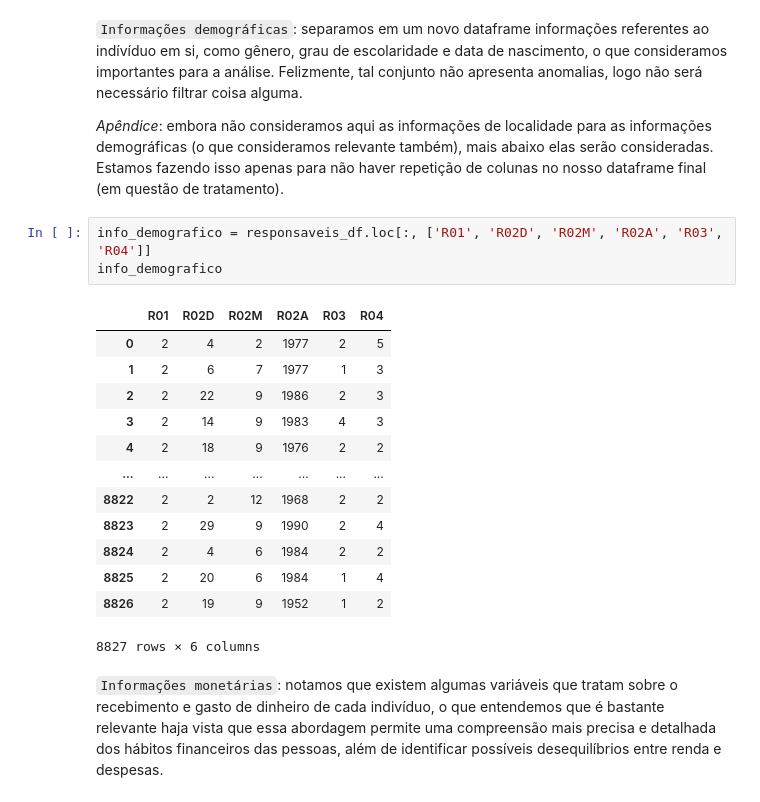
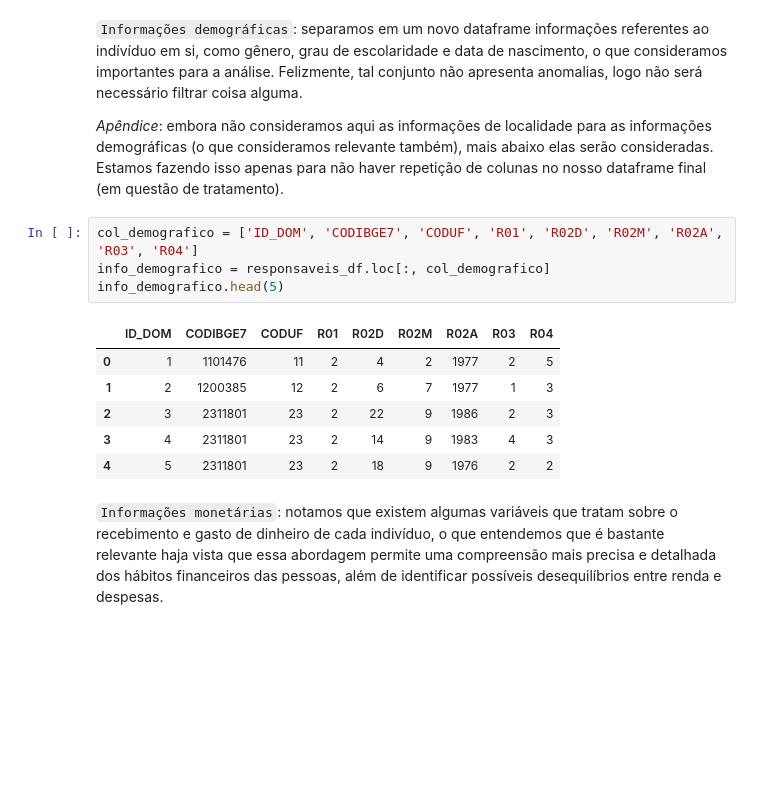
Before and after one commit to insper-classroom/23-1a-cd-p2-anderson_samuel_vinicius, a Jupyter notebook: Relatório.ipynb, the cells around one changed output. Saved outputs shown, nothing was run; the diff lists cells and outputs as text; blank space fills up the shorter version.

```diff
--- a/Relatório.ipynb
+++ b/Relatório.ipynb
@@ -139,22 +138,16 @@ Logo, para começar, vamos:
 
 _Apêndice_: embora não consideramos aqui as informações de localidade para as informações demográficas (o que consideramos relevante também), mais abaixo elas serão consideradas. Estamos fazendo isso apenas para não haver repetição de colunas no nosso dataframe final (em questão de tratamento).
 # %%
-info_demografico = responsaveis_df.loc[:, ['R01', 'R02D', 'R02M', 'R02A', 'R03', 'R04']]
-info_demografico
+col_demografico = ['ID_DOM', 'CODIBGE7', 'CODUF', 'R01', 'R02D', 'R02M', 'R02A', 'R03', 'R04']
+info_demografico = responsaveis_df.loc[:, col_demografico]
+info_demografico.head(5)
 # %% [output]
-|  | R01 | R02D | R02M | R02A | R03 | R04 |
-| 0 | 2 | 4 | 2 | 1977 | 2 | 5 |
-| 1 | 2 | 6 | 7 | 1977 | 1 | 3 |
-| 2 | 2 | 22 | 9 | 1986 | 2 | 3 |
-| 3 | 2 | 14 | 9 | 1983 | 4 | 3 |
-| 4 | 2 | 18 | 9 | 1976 | 2 | 2 |
-| ... | ... | ... | ... | ... | ... | ... |
-| 8822 | 2 | 2 | 12 | 1968 | 2 | 2 |
-| 8823 | 2 | 29 | 9 | 1990 | 2 | 4 |
-| 8824 | 2 | 4 | 6 | 1984 | 2 | 2 |
-| 8825 | 2 | 20 | 6 | 1984 | 1 | 4 |
-| 8826 | 2 | 19 | 9 | 1952 | 1 | 2 |
+|  | ID_DOM | CODIBGE7 | CODUF | R01 | R02D | R02M | R02A | R03 | R04 |
+| 0 | 1 | 1101476 | 11 | 2 | 4 | 2 | 1977 | 2 | 5 |
+| 1 | 2 | 1200385 | 12 | 2 | 6 | 7 | 1977 | 1 | 3 |
+| 2 | 3 | 2311801 | 23 | 2 | 22 | 9 | 1986 | 2 | 3 |
+| 3 | 4 | 2311801 | 23 | 2 | 14 | 9 | 1983 | 4 | 3 |
+| 4 | 5 | 2311801 | 23 | 2 | 18 | 9 | 1976 | 2 | 2 |
-8827 rows × 6 columns
 # %% [markdown]
 `Informações monetárias`: notamos que existem algumas variáveis que tratam sobre o recebimento e gasto de dinheiro de cada indivíduo, o que entendemos que é bastante relevante haja vista que essa abordagem permite uma compreensão mais precisa e detalhada dos hábitos financeiros das pessoas, além de identificar possíveis desequilíbrios entre renda e despesas.
 # %%
```
Also changed, not shown: parts of 202 cells of this notebook.
